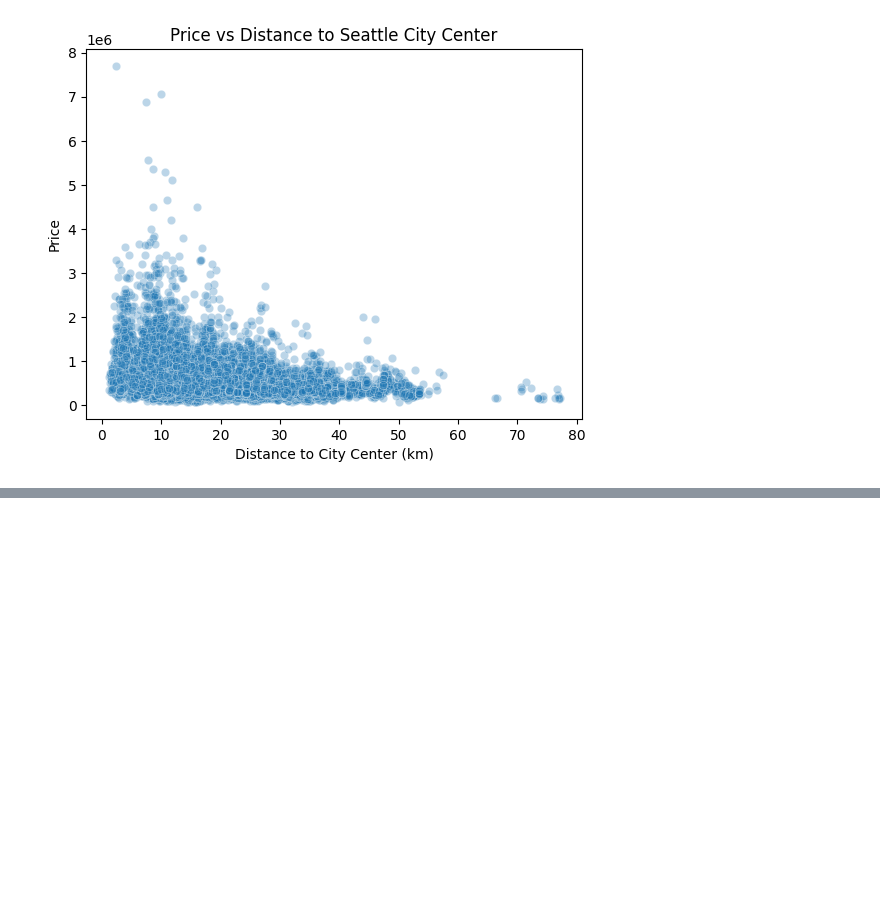
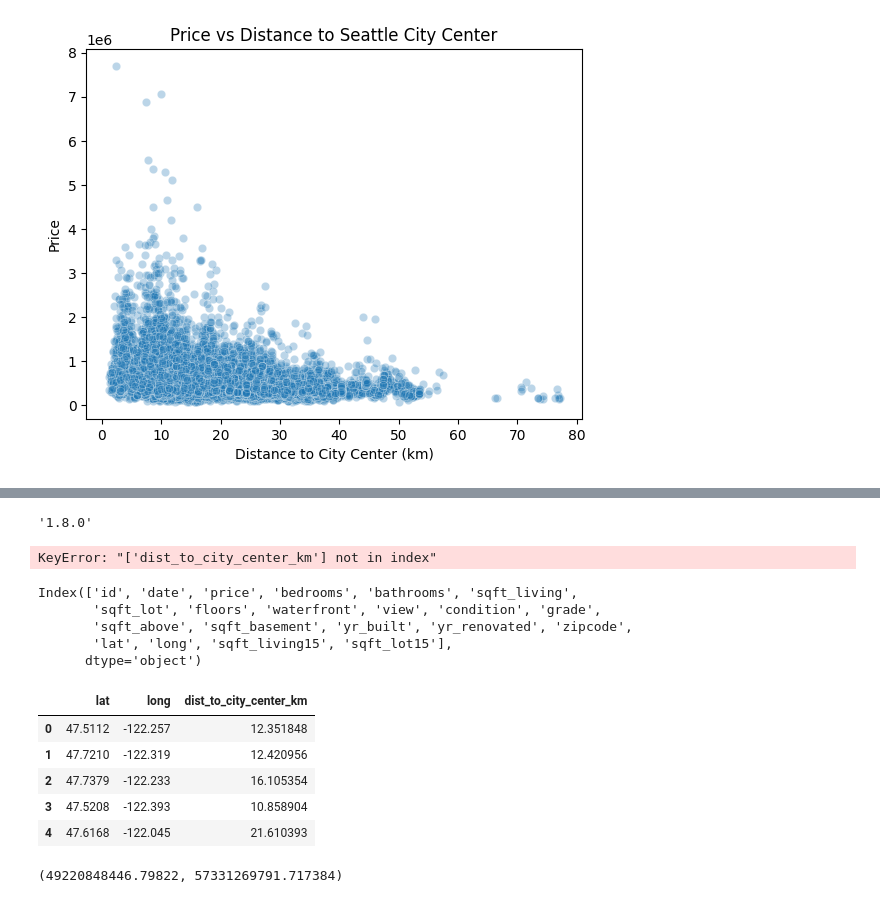
Before and after one commit to Nithyacoorg2005/PropTechPricePrediction, a Jupyter notebook: notebooks/01_eda.ipynb, the cells around one changed output, grey strips where cells are left out. Saved outputs shown, nothing was run; the diff lists cells and outputs as text; code cells hidden in the pictures; blank space fills up the shorter version.

```diff
--- a/notebooks/01_eda.ipynb
+++ b/notebooks/01_eda.ipynb
@@ -117,0 +176,5 @@ plt.show()
+# %%
+import sklearn
+sklearn.__version__
+# %% [output]
+'1.8.0'
@@ -117,0 +185,17 @@ plt.show()
+# %%
+X = df[features].values
+y = df["price"].values
+
+X_train, X_test, y_train, y_test = train_test_split(
+    X, y, test_size=0.2, random_state=42
+)
+# %% [output]
+KeyError: "['dist_to_city_center_km'] not in index"
+# %%
+df.columns
+# %% [output]
+Index(['id', 'date', 'price', 'bedrooms', 'bathrooms', 'sqft_living',
+       'sqft_lot', 'floors', 'waterfront', 'view', 'condition', 'grade',
+       'sqft_above', 'sqft_basement', 'yr_built', 'yr_renovated', 'zipcode',
+       'lat', 'long', 'sqft_living15', 'sqft_lot15'],
+      dtype='object')
@@ -117,0 +207,19 @@ plt.show()
+# %%
+SEATTLE_LAT = 47.6097
+SEATTLE_LON = -122.3331
+
+df["dist_to_city_center_km"] = haversine_distance(
+    df["lat"],
+    df["long"],
+    SEATTLE_LAT,
+    SEATTLE_LON
+)
+# %%
+df[["lat", "long", "dist_to_city_center_km"]].head()
+# %% [output]
+|  | lat | long | dist_to_city_center_km |
+| 0 | 47.5112 | -122.257 | 12.351848 |
+| 1 | 47.7210 | -122.319 | 12.420956 |
+| 2 | 47.7379 | -122.233 | 16.105354 |
+| 3 | 47.5208 | -122.393 | 10.858904 |
+| 4 | 47.6168 | -122.045 | 21.610393 |
@@ -117,0 +231,21 @@ plt.show()
+# %%
+from sklearn.model_selection import train_test_split
+from sklearn.linear_model import LinearRegression
+from sklearn.metrics import mean_squared_error
+
+X_train, X_test, y_train, y_test = train_test_split(
+    X, y, test_size=0.2, random_state=42
+)
+
+lr = LinearRegression()
+lr.fit(X_train, y_train)
+
+y_train_pred = lr.predict(X_train)
+y_test_pred = lr.predict(X_test)
+
+train_mse = mean_squared_error(y_train, y_train_pred)
+test_mse = mean_squared_error(y_test, y_test_pred)
+
+train_mse, test_mse
+# %% [output]
+(49220848446.79822, 57331269791.717384)
```
Also changed, not shown: parts of 17 cells of this notebook.
